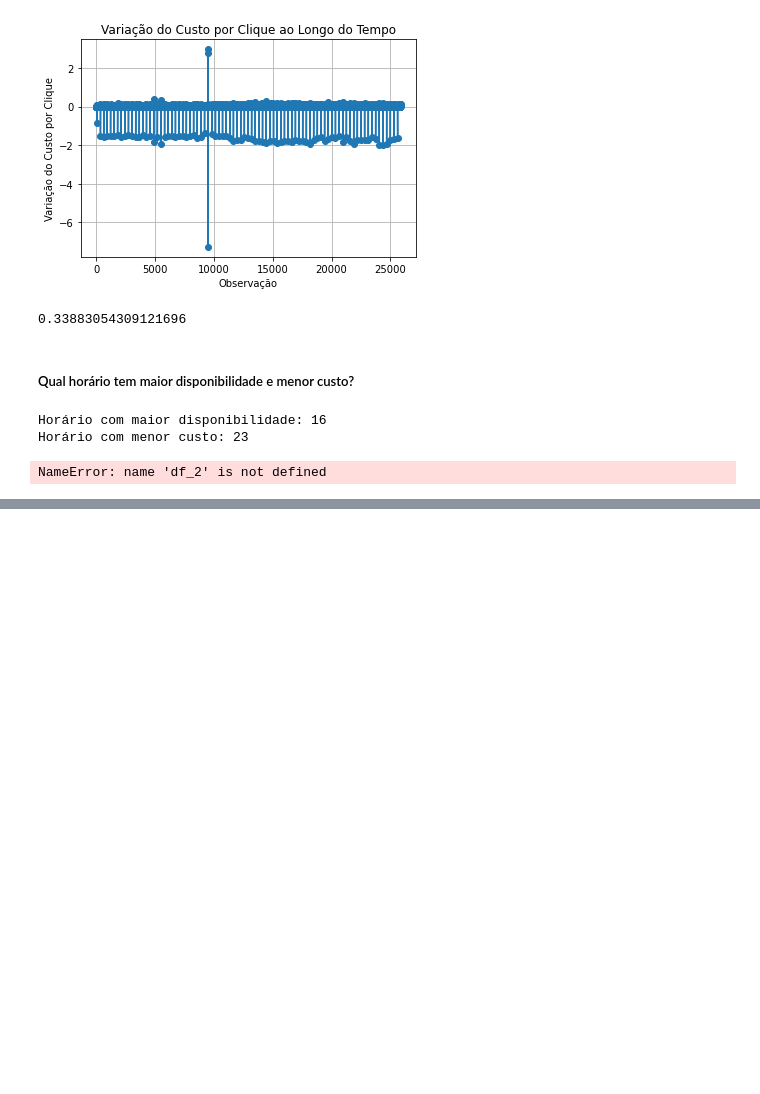
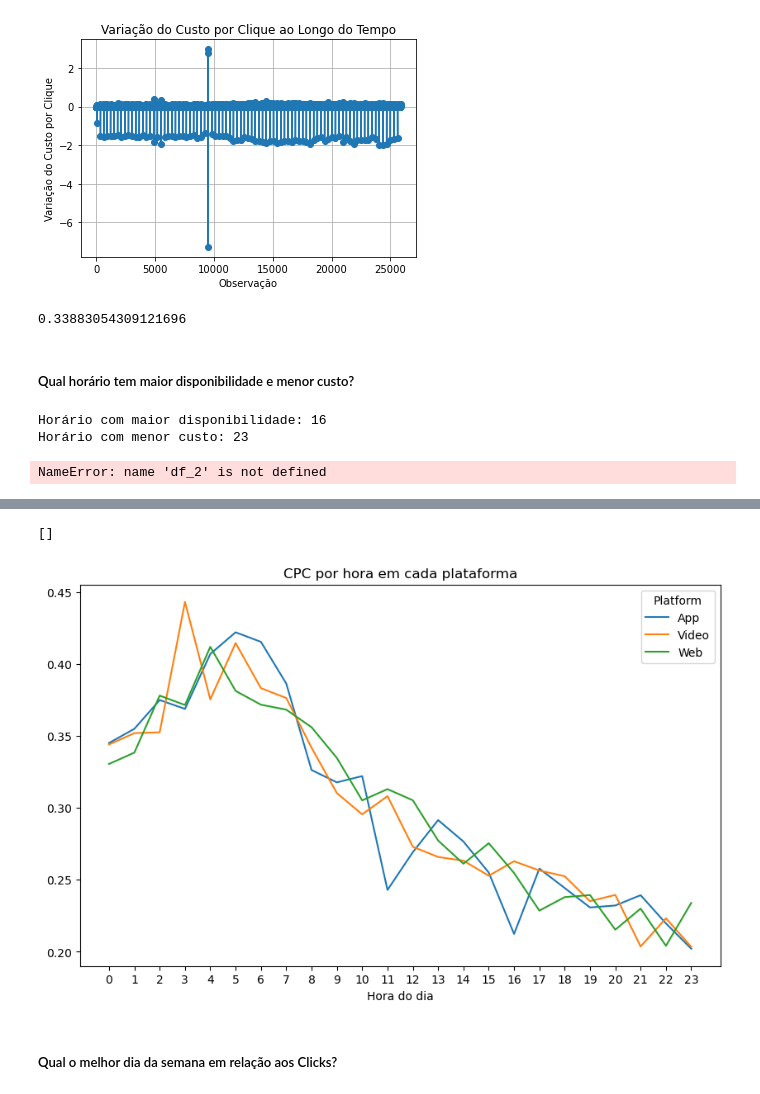
Before and after one commit to Sirius-146/projetoV_ifoodtech, a Jupyter notebook: projeto_ifoodtechV.ipynb, the cells around one changed output, grey strips where cells are left out. Drawn from its saved outputs; the diff is of its cells as text; code cells hidden in the pictures; blank space fills up the shorter version.

```diff
--- a/projeto_ifoodtechV.ipynb
+++ b/projeto_ifoodtechV.ipynb
@@ -764,0 +801,10 @@ NameError: name 'df_2' is not defined
+# %%
+ax = cpc_per_hour.plot(figsize=(10, 6), title='CPC por hora em cada plataforma')
+plt.xticks(range(0, 24), rotation=0)
+plt.xlabel('Hora do dia')
+plt.plot()
+# %% [output]
+[]
+[figure, added]
+# %% [markdown]
+##### Qual o melhor dia da semana em relação aos Clicks?
```
Also changed, not shown: parts of 7 cells of this notebook.
